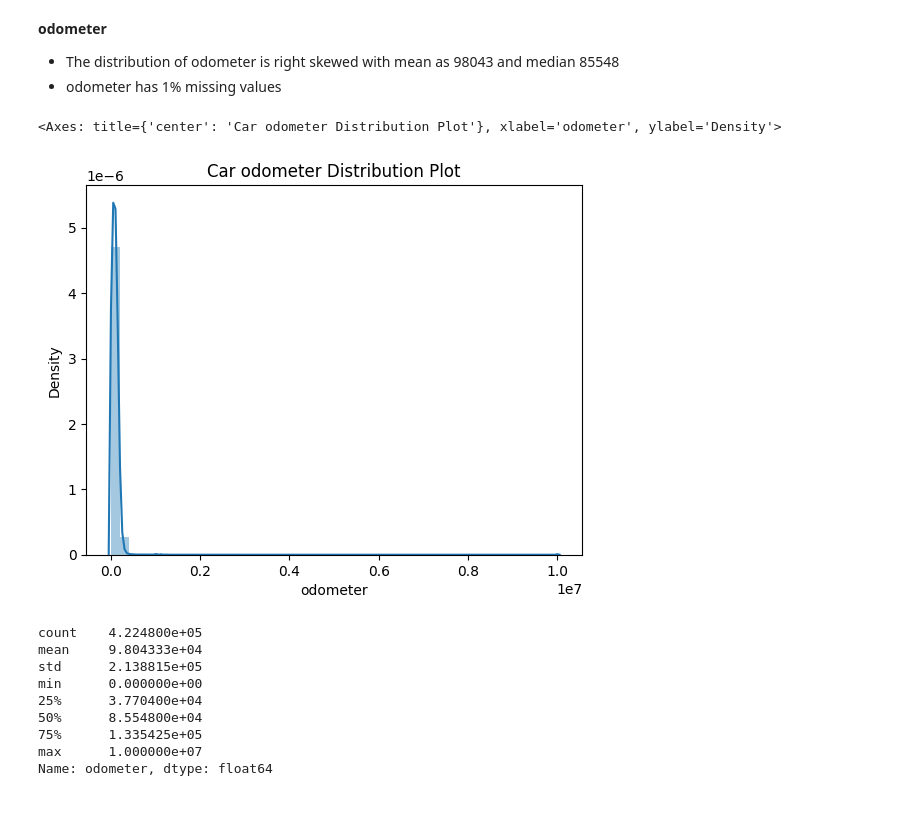
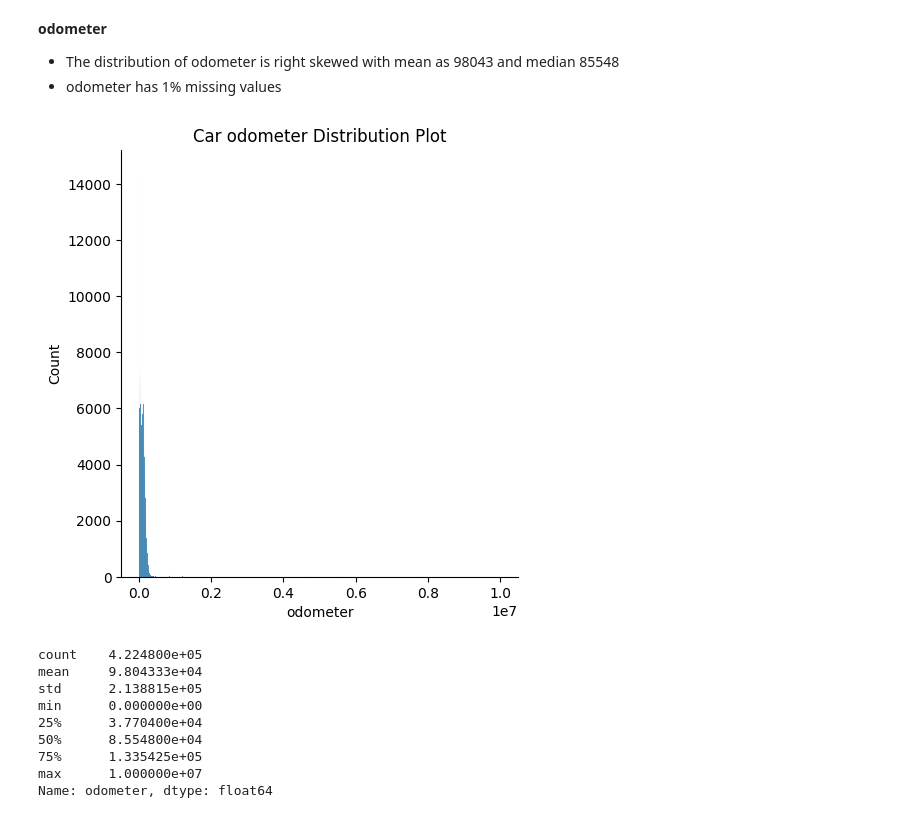
Before and after one commit to swethag04/ml-projects, a Jupyter notebook: used-car-price-analysis/used-car-price-analysis.ipynb, the cells around one changed output. Saved outputs shown, nothing was run; the diff lists cells and outputs as text; code cells hidden in the pictures.

```diff
--- a/used-car-price-analysis/used-car-price-analysis.ipynb
+++ b/used-car-price-analysis/used-car-price-analysis.ipynb
@@ -329,11 +333,11 @@ Name: paint_color, dtype: float64
 * The distribution of odometer is right skewed with mean as 98043 and median 85548
 * odometer has 1% missing values
 # %%
+sns.displot(df.odometer)
 plt.title('Car odometer Distribution Plot')
-sns.distplot(df.odometer)
+plt.show()
 # %% [output]
-<Axes: title={'center': 'Car odometer Distribution Plot'}, xlabel='odometer', ylabel='Density'>
-[figure, old version]
+[figure, new version]
 # %%
 df.odometer.describe()
 # %% [output]
```
Also changed, not shown: parts of 18 cells of this notebook.
